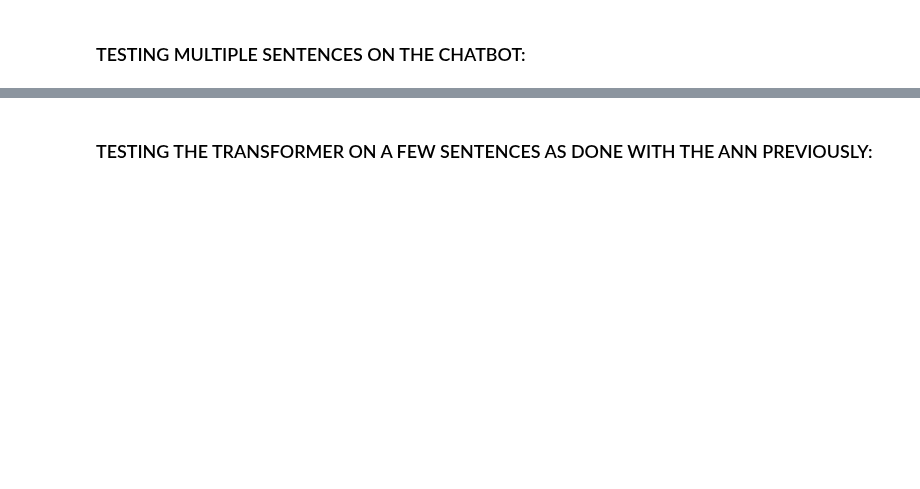
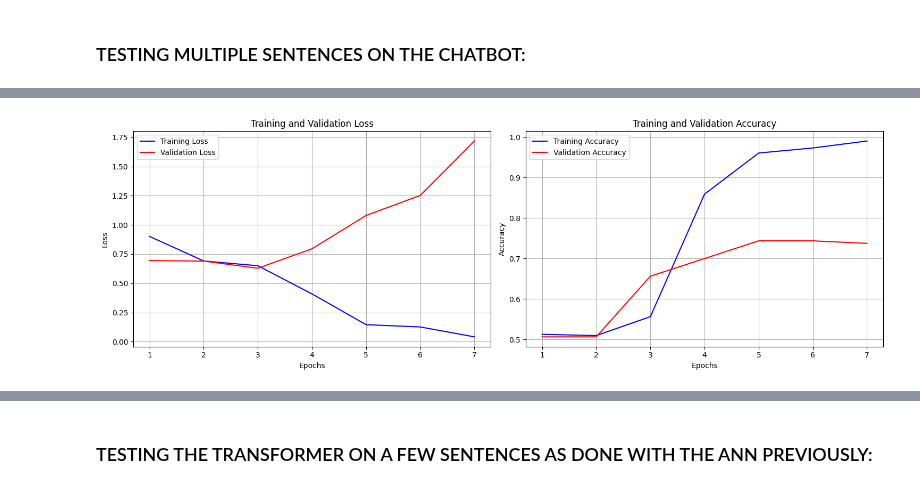
Before and after one commit to williamporomaa/D7047E_exercise_group_5, a Jupyter notebook: Lab1/lab1_ANN_n_Transformers.ipynb, the cells around one changed output, grey strips where cells are left out. Drawn from its saved outputs; the diff is of its cells as text; code cells hidden in the pictures; blank space fills up the shorter version.

```diff
--- a/Lab1/lab1_ANN_n_Transformers.ipynb
+++ b/Lab1/lab1_ANN_n_Transformers.ipynb
@@ -391,6 +353,7 @@ It seems negative.
 # %%
 import math
 from torch.nn import TransformerEncoder, TransformerEncoderLayer
+
 
 class ReviewsDataset(Dataset):
     """
@@ -431,8 +394,7 @@ test_loader = DataLoader(test_dataset, batch_size=32, shuffle=False)
 
 print(f"Training samples: {len(train_loader)}")
 print(f"Validation samples: {len(val_loader)}")
-print(f"Test samples: {len(test_loader)}")
-
+print(f"Test samples: {len(test_loader)}\n")
 
 
 class TransformerClassifier(nn.Module):
@@ -442,23 +404,27 @@ class TransformerClassifier(nn.Module):
       - Use a TransformerEncoder to process an entire BOW vector as if it were a single token.
       - Then pass the output to a linear layer -> sigmoid for classification.
     """
-    def __init__(self, input_dim, nhead=4, num_layers=2, hidden_dim=128):
+
+    def __init__(self, input_dim, nhead=4, num_layers=2, hidden_dim=128, dropout_prob=0.1):
         super(TransformerClassifier, self).__init__()
 
         # Adjust input_dim to be divisible by nhead
         if input_dim % nhead != 0:
-            d_model = math.ceil(input_dim / nhead) * nhead  # Round up to nearest multiple
-            print(f"⚠️ Warning: Adjusting input_dim from {input_dim} to {d_model} for compatibility with nhead={nhead}.")
+            d_model = math.ceil(input_dim / nhead) * nhead
+            print(f"⚠️ Adjusted input_dim from {input_dim} to {d_model} for nhead compatibility.")
         else:
             d_model = input_dim
 
-        self.d_model = d_model  # Expected embedding dimension
+        self.d_model = d_model
 
-        # Use the adjusted dimension for the Transformer
-        self.encoder_layer = TransformerEncoderLayer(d_model=self.d_model, nhead=nhead)
+        self.encoder_layer = TransformerEncoderLayer(d_model=self.d_model, nhead=nhead, batch_first=True)
         self.transformer_encoder = TransformerEncoder(self.encoder_layer, num_layers=num_layers)
 
-        self.linear = nn.Linear(self.d_model, 1)
+        # Classification head: first linear layer uses hidden_dim parameter
+        self.fc1 = nn.Linear(self.d_model, hidden_dim)
+        self.relu = nn.ReLU()
+        self.dropout = nn.Dropout(dropout_prob)
+        self.fc2 = nn.Linear(hidden_dim, 1)
         self.sigmoid = nn.Sigmoid()
 
 
@@ -466,36 +432,43 @@ class TransformerClassifier(nn.Module):
         # src shape: (batch_size, 1, original_dim)
         # Check if padding is needed
         original_dim = src.size(-1)
+
         if original_dim < self.d_model:
             pad_size = self.d_model - original_dim
             # Create padding tensor with zeros
             pad_tensor = torch.zeros(src.size(0), 1, pad_size, device=src.device, dtype=src.dtype)
             src = torch.cat((src, pad_tensor), dim=-1)
+
         elif original_dim > self.d_model:
-            # Optionally, you could truncate if the input is too large.
             src = src[:, :, :self.d_model]
 
-        # Transformer expects input of shape (sequence_length, batch_size, d_model).
-        # Here we treat the entire vector as a single token, so sequence_length=1.
-        src = src.transpose(0, 1)  # Now shape: (1, batch_size, d_model)
+        # No need to transpose due to batch_first=True
+        encoded = self.transformer_encoder(src)
+        encoded_output = encoded[:, 0, :]  # Take first (and only) token
 
-        encoded = self.transformer_encoder(src)
-        encoded_output = encoded[0]  # Take the output corresponding to the single token (shape: batch_size, d_model)
-
-        logits = self.linear(encoded_output)
-        probs = self.sigmoid(logits)
+        # Classification head
+        x = self.fc1(encoded_output)
+        x = self.relu(x)
+        x = self.dropout(x)
+        x = self.fc2(x)
+        probs = self.sigmoid(x)
         return probs
 
 # Fix input_dim before passing it into the model:
 # Use X_train.shape[1] as the original dimension from TF-IDF.
 original_input_dim = X_train.shape[1]
 adjusted_input_dim = math.ceil(original_input_dim / 4) * 4  # This is our target dimension.
-model_transformer = TransformerClassifier(input_dim=adjusted_input_dim, nhead=4, num_layers=2, hidden_dim=128)
+
+model_transformer = TransformerClassifier(input_dim=adjusted_input_dim, nhead=4, num_layers=2, hidden_dim=128, dropout_prob=0.0)
+model_transformer.to("xpu" if (hasattr(torch, "xpu") and torch.xpu.is_available()) else "cpu")
 
 criterion_transformer = nn.BCELoss()
-optimizer_transformer = optim.Adam(model_transformer.parameters(), lr=0.001)
+optimizer_transformer = optim.AdamW(model_transformer.parameters(), lr=0.001, weight_decay=0.01)
+model_transformer, optimizer_transformer = ipex.optimize(model_transformer, optimizer=optimizer_transformer)
 
-def train_transformer(model, criterion, optimizer, train_loader, val_loader, epochs=5):
+
+
+def train_transformer(model, criterion, optimizer, train_loader, val_loader, epochs):
     """
     Trains the Transformer model using the provided data loaders.
     Prints training and validation loss per epoch.
@@ -512,6 +485,8 @@ def train_transformer(model, criterion, optimizer, train_loader, val_loader, epo
         train_true = []
 
         for texts, labels in train_loader:
+            texts, labels = texts.to(model.parameters().__next__().device), labels.to(model.parameters().__next__().device)
+
             optimizer.zero_grad()
             outputs = model(texts)
             loss = criterion(outputs, labels)
@@ -521,8 +496,9 @@ def train_transformer(model, criterion, optimizer, train_loader, val_loader, epo
 
             # Store predictions and true labels for accuracy calculation
             preds = (outputs > 0.5).float()
-            train_preds.extend(preds.cpu().numpy())
-            train_true.extend(labels.cpu().numpy())
+            train_preds.extend(preds.detach().cpu().numpy())
+            train_true.extend(labels.detach().cpu().numpy())
+
 
         model.eval()
         val_loss = 0.0
@@ -531,13 +507,15 @@ def train_transformer(model, criterion, optimizer, train_loader, val_loader, epo
 
         with torch.no_grad():
             for val_texts, val_labels in val_loader:
+                val_texts, val_labels = val_texts.to(model.parameters().__next__().device), val_labels.to(model.parameters().__next__().device)
+
                 val_outputs = model(val_texts)
                 val_loss += criterion(val_outputs, val_labels).item()
 
                 # Store predictions and true labels for accuracy calculation
                 preds = (val_outputs > 0.5).float()
-                val_preds.extend(preds.cpu().numpy())
-                val_true.extend(val_labels.cpu().numpy())
+                val_preds.extend(preds.detach().cpu().numpy())
+                val_true.extend(val_labels.detach().cpu().numpy())
 
         avg_train_loss = running_loss / len(train_loader)
         avg_val_loss = val_loss / len(val_loader)
@@ -552,15 +530,17 @@ def train_transformer(model, criterion, optimizer, train_loader, val_loader, epo
 
         print(f"Epoch [{epoch+1}/{epochs}], "
               f"Train Loss: {avg_train_loss:.4f}, "
-              f"Val Loss: {avg_val_loss:.4f}"
+              f"Val Loss: {avg_val_loss:.4f}, "
               f"Train Acc: {train_accuracy:.4f}, "
               f"Val Acc: {val_accuracy:.4f}")
 
     return train_losses, val_losses, train_accuracies, val_accuracies
 
+epochs=7
+
 # Train the model and collect metrics
 train_losses, val_losses, train_accuracies, val_accuracies = train_transformer(
-    model_transformer, criterion_transformer, optimizer_transformer, train_loader, val_loader, epochs=5
+    model_transformer, criterion_transformer, optimizer_transformer, train_loader, val_loader, epochs
 )
 
 # Plot the metrics
@@ -596,13 +576,17 @@ def chatbot_response_transformer(model, user_input):
     feeds it into the Transformer model, and returns a sentiment response.
     """
     user_vec = vectorizer.transform([user_input]).toarray()
-    user_tensor = torch.FloatTensor(user_vec)
+    user_tensor = torch.FloatTensor(user_vec).unsqueeze(1)  # Shape: (1, 1, input_dim)
 
-    # Check if the model has a d_model attribute (Transformer-specific)
+    # Move the tensor to the same device as the model
+    user_tensor = user_tensor.to(next(model.parameters()).device)
+
+    # Ensure the tensor is properly padded or truncated to match model.d_model
     if hasattr(model, "d_model"):
         if user_tensor.size(-1) < model.d_model:
             pad_size = model.d_model - user_tensor.size(-1)
-            pad_tensor = torch.zeros(user_tensor.size(0), user_tensor.size(1), pad_size)
+            pad_tensor = torch.zeros(user_tensor.size(0), user_tensor.size(1), pad_size,
+                                       device=user_tensor.device, dtype=user_tensor.dtype)
             user_tensor = torch.cat((user_tensor, pad_tensor), dim=-1)
         elif user_tensor.size(-1) > model.d_model:
             user_tensor = user_tensor[:, :, :model.d_model]
@@ -613,6 +597,10 @@ def chatbot_response_transformer(model, user_input):
 
     sentiment_positive = (output.item() > 0.5)
     return "It sounds positive!" if sentiment_positive else "It seems negative."
+
+# Example usage:
+user_input_example = input("Type something for the Transformer-based chatbot: ")
+print(chatbot_response_transformer(model_transformer, user_input_example))
 # %% [output]
 Training samples: 20
 Validation samples: 5
@@ -619,0 +616 @@ Test samples: 7
+[figure, new version]
```
Also changed, not shown: parts of 15 cells of this notebook.
